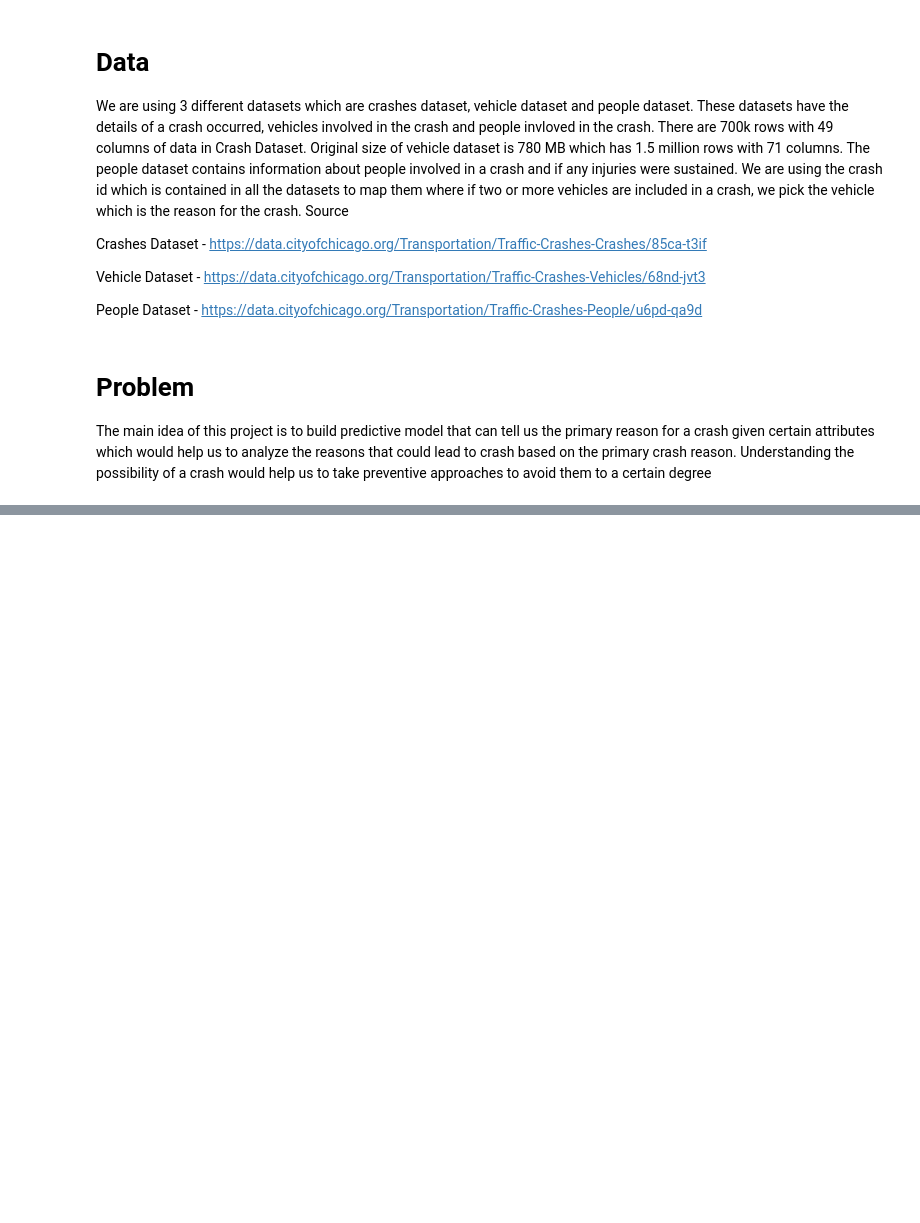
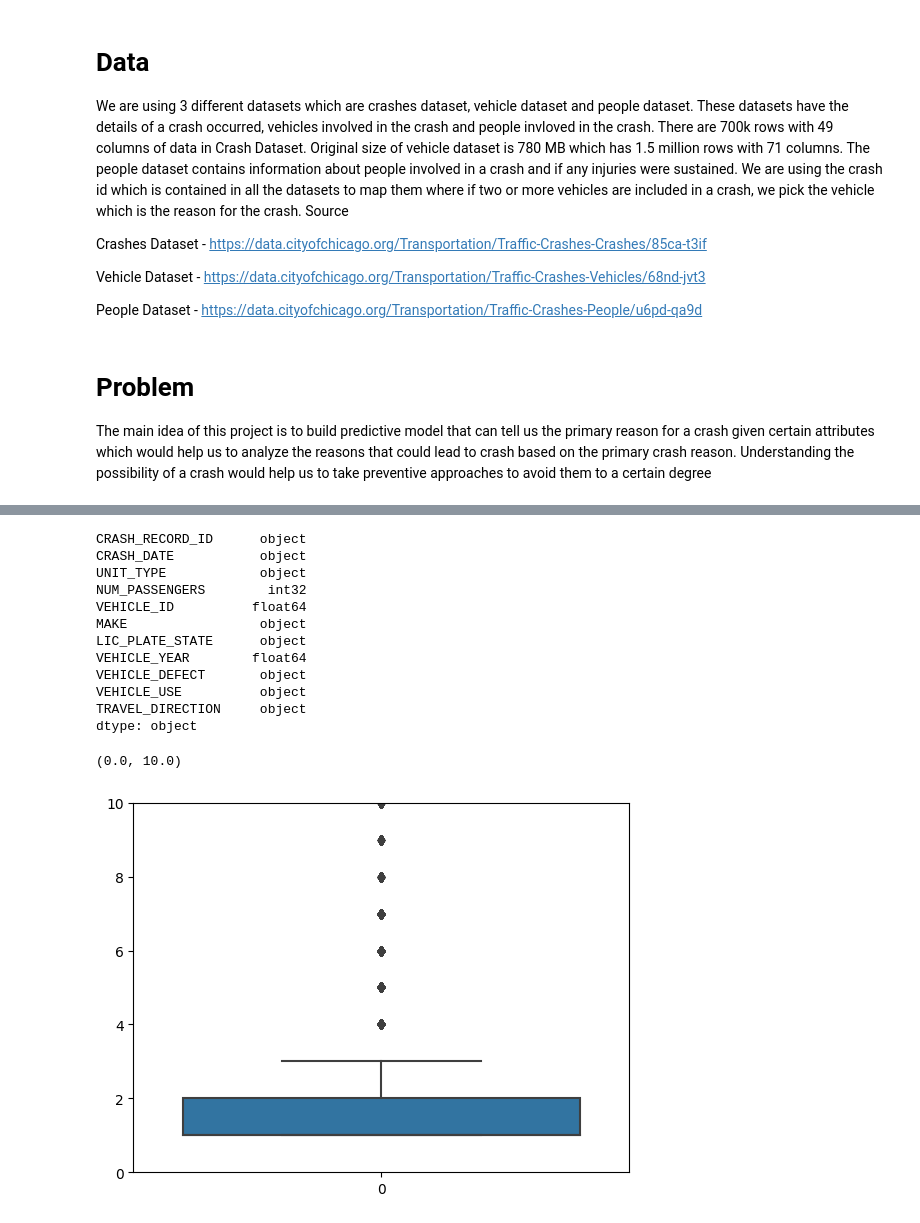
Before and after one commit to CS418/group-project-seven, a Jupyter notebook: team_seven_CS_418.ipynb, the cells around one changed output, grey strips where cells are left out. Drawn from its saved outputs; the diff is of its cells as text; code cells hidden in the pictures; blank space fills up the shorter version.

Commit message:
Data Cleaning and Exploratory Data Analysis for Vehicle Dataset

```diff
--- a/team_seven_CS_418.ipynb
+++ b/team_seven_CS_418.ipynb
@@ -28,0 +46,3 @@ The main idea of this project is to build predictive model that can tell us the
+# %%
+path = os.path.join('C:' + os.sep, 'Users', 'NAYEEM AKHTER', 'Desktop', 'UIC', 'CS 418', 'Project', 'Traffic_Crashes-Vehicles.csv')
+vehicle_data = pd.read_csv(path, low_memory=False)
@@ -28,0 +69,3 @@ The main idea of this project is to build predictive model that can tell us the
+# %%
+v_data = vehicle_data.drop(vehicle_data.columns[[0, 2, 4, 8, 10, 14, 17, 18, 19, 20, 21, 22, 23, 24, 25, 26, 27, 28, 29, 30, 31, 32, 33, 34, 35, 36, 37, 38, 39, 40, 41, 42, 43, 44, 45, 46, 47, 48, 49, 50, 51, 52, 53, 54, 55, 56, 57, 58, 59, 60, 61, 62, 63, 64, 65, 66, 67, 68, 69, 70, 71]], axis=1)
+v_data.info()
@@ -28,0 +91,11 @@ The main idea of this project is to build predictive model that can tell us the
+# %%
+v_data.dropna(subset = ['CRASH_RECORD_ID', 'CRASH_DATE', 'VEHICLE_ID'],inplace = True)
+v_data['UNIT_TYPE'].fillna(value = v_data['UNIT_TYPE'].mode()[0], inplace = True)
+v_data['NUM_PASSENGERS'].fillna(value = v_data['NUM_PASSENGERS'].mean(), inplace = True)
+v_data['MAKE'].fillna(value = v_data['MAKE'].mode()[0], inplace = True)
+v_data['LIC_PLATE_STATE'].fillna(value = v_data['LIC_PLATE_STATE'].mode()[0], inplace = True)
+v_data['VEHICLE_YEAR'].fillna(value = v_data['VEHICLE_YEAR'].mean(), inplace = True)
+v_data['VEHICLE_DEFECT'].fillna(value = v_data['VEHICLE_DEFECT'].mode()[0], inplace = True)
+v_data['VEHICLE_USE'].fillna(value = v_data['VEHICLE_USE'].mode()[0], inplace = True)
+v_data['TRAVEL_DIRECTION'].fillna(value = v_data['TRAVEL_DIRECTION'].mode()[0], inplace = True)
+v_data.head()
@@ -28,0 +109,20 @@ The main idea of this project is to build predictive model that can tell us the
+# %%
+v_data = v_data.astype({'NUM_PASSENGERS':'int'})
+print(v_data.dtypes)
+a = sns.boxplot(vehicle_data['NUM_PASSENGERS'])
+a.set_ylim(0,10)
+# %% [output]
+CRASH_RECORD_ID      object
+CRASH_DATE           object
+UNIT_TYPE            object
+NUM_PASSENGERS        int32
+VEHICLE_ID          float64
+MAKE                 object
+LIC_PLATE_STATE      object
+VEHICLE_YEAR        float64
+VEHICLE_DEFECT       object
+VEHICLE_USE          object
+TRAVEL_DIRECTION     object
+dtype: object
+(0.0, 10.0)
+[figure, added]
```
Also changed, not shown: parts of 13 cells of this notebook.
